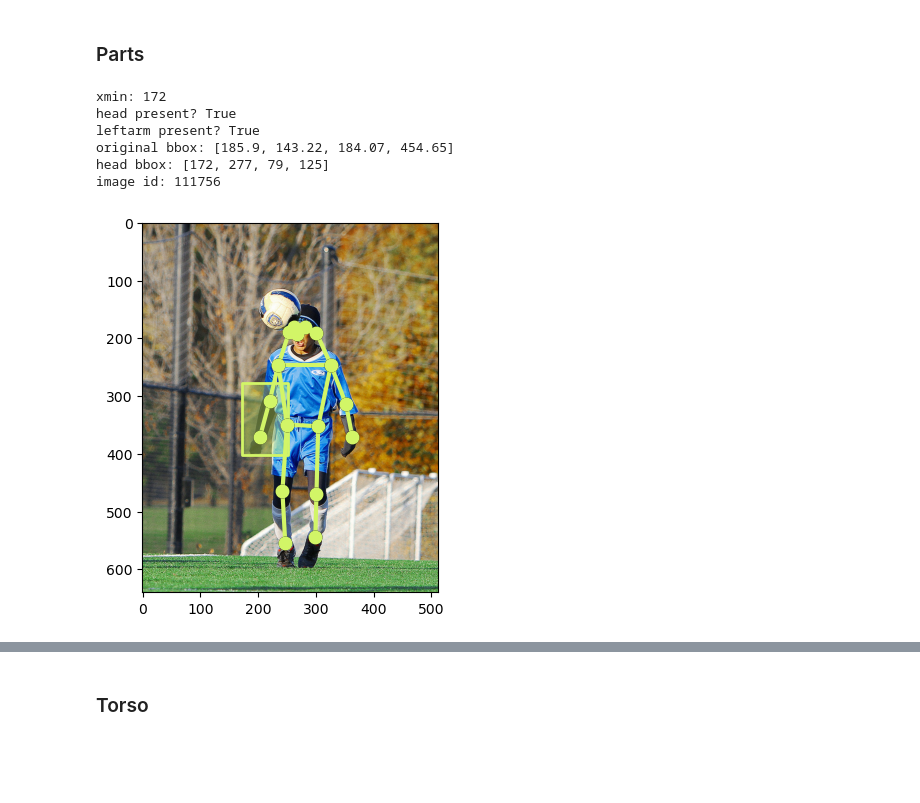
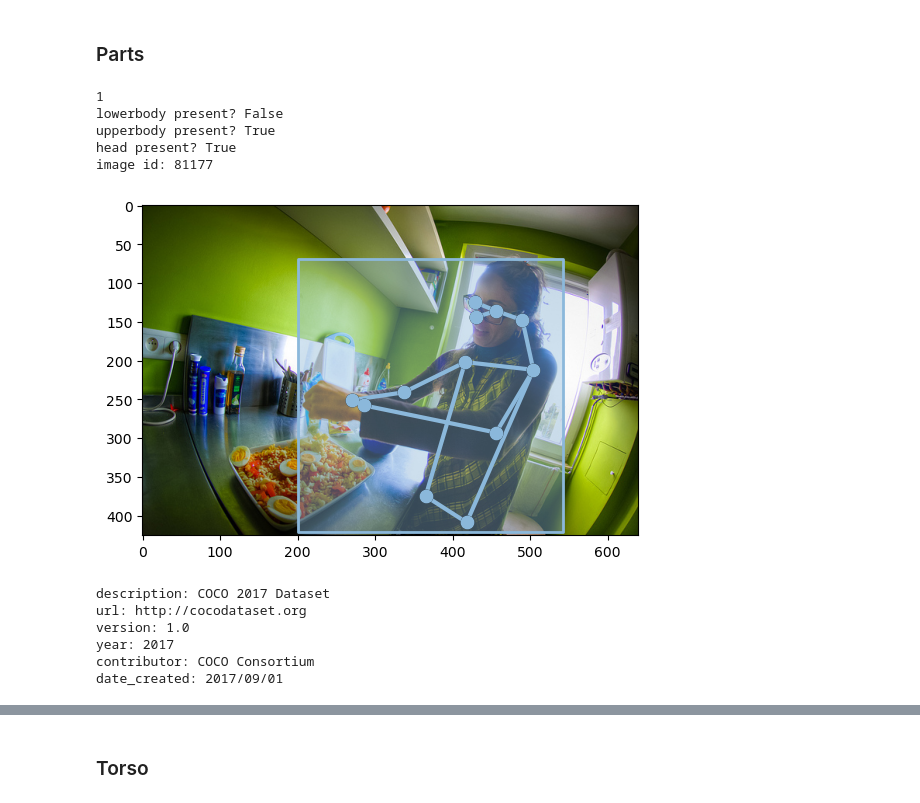
Before and after one commit to jsirait/dpmp, a Jupyter notebook: coco4dpm/Get coco.ipynb, the cells around one changed output, grey strips where cells are left out. Saved outputs shown, nothing was run; the diff lists cells and outputs as text; code cells hidden in the pictures; blank space fills up the shorter version.

```diff
--- a/coco4dpm/Get coco.ipynb
+++ b/coco4dpm/Get coco.ipynb
@@ -542,59 +276,65 @@ def get_rightarm_bbox(person_annotation):
 # %%
 # random.seed(429)
-person_sample = random.sample(sorted(coco.getImgIds(catIds=[1])), 1)[0]
-person_sample = 111756  # 168215, 26817, 178557, 345100, 115146, 555537, 431555, 245415, 111756
+# person_sample = random.sample(sorted(coco.getImgIds(catIds=[1])), 1)[0]
+person_sample = 81177  # 14562  # 168215, 26817, 178557, 345100, 115146, 555537, 431555, 245415, 111756
 person_sample
 
 # Let's select one image to visualize
 img_id = person_sample
 annotation_ids = coco.getAnnIds(imgIds=img_id, catIds=[1])
 annotation_id = annotation_ids[0]
 len(annotation_ids), annotation_ids[0]
 
 loaded_annotations = coco.loadAnns(ids=annotation_ids)
 len(loaded_annotations)
 
 # download image
 image_info = coco.loadImgs(img_id)[0]
 response = requests.get(image_info['coco_url'])
 image = Image.open(BytesIO(response.content))
-
-xmin, ymin, width, height = get_rightarm_bbox(loaded_annotations[0])
+print(len(loaded_annotations))
 
 original_keypoints = loaded_annotations[0]['keypoints']
 
-print(f"xmin: {xmin}")
-print(f"head present? {is_head_present(loaded_annotations[0])}")
-print(f"leftarm present? {is_leftarm_present(loaded_annotations[0])}")
-print(f"original bbox: {loaded_annotations[0]['bbox']}")
-print(f"head bbox: {[xmin, ymin, width, height]}")
+print(f"lowerbody present? {is_lowerbody_present(original_keypoints)}")
+print(f"upperbody present? {is_upperbody_present(original_keypoints)}")
+xmin, ymin, width, height = get_upperbody_bbox(original_keypoints)
+
+
+# print(f"xmin: {xmin}")
+print(f"head present? {is_head_present(original_keypoints)}")
+# print(f"leftarm present? {is_leftarm_present(original_keypoints)}")
+# print(f"original bbox: {loaded_annotations[0]['bbox']}")
+# print(f"head bbox: {[xmin, ymin, width, height]}")
 
 
 original_annotation = {
     # 'keypoints': [0 for _ in range(57)],
     'keypoints': original_keypoints,
-    # 'bbox': loaded_annotations[0]['bbox'],
-    'bbox': [xmin, ymin, width, height],
-    # 'bbox': [232.6, 34.29, 50, 200],
+    'bbox': loaded_annotations[0]['bbox'],
     'category_id': 1,
 }
 
 print(f"image id: {person_sample}")
 plt.imshow(image)
 # plt.axis('off')
 coco.showAnns([original_annotation], draw_bbox=True)
-
-# according to 206431 need to also consider shoulders most likely
-# silly examples: 369872, 178166, 567671, 471771, 548882
-# sideways: 455328, 189376, 503021
 # %% [output]
-xmin: 172
+1
+lowerbody present? False
+upperbody present? True
 head present? True
-leftarm present? True
-original bbox: [185.9, 143.22, 184.07, 454.65]
-head bbox: [172, 277, 79, 125]
-image id: 111756
+image id: 81177
-[figure, old version]
+[figure, new version]
+# %%
+coco.info()
+# %% [output]
+description: COCO 2017 Dataset
+url: http://cocodataset.org
+version: 1.0
+year: 2017
+contributor: COCO Consortium
+date_created: 2017/09/01
 # %%
 # Function to create Pascal-style XML annotations
 # def create_head_xml(img_info, annotations, output_annotation_dir, categories):
```
Also changed, not shown: parts of 18 cells of this notebook, 46 other files.
